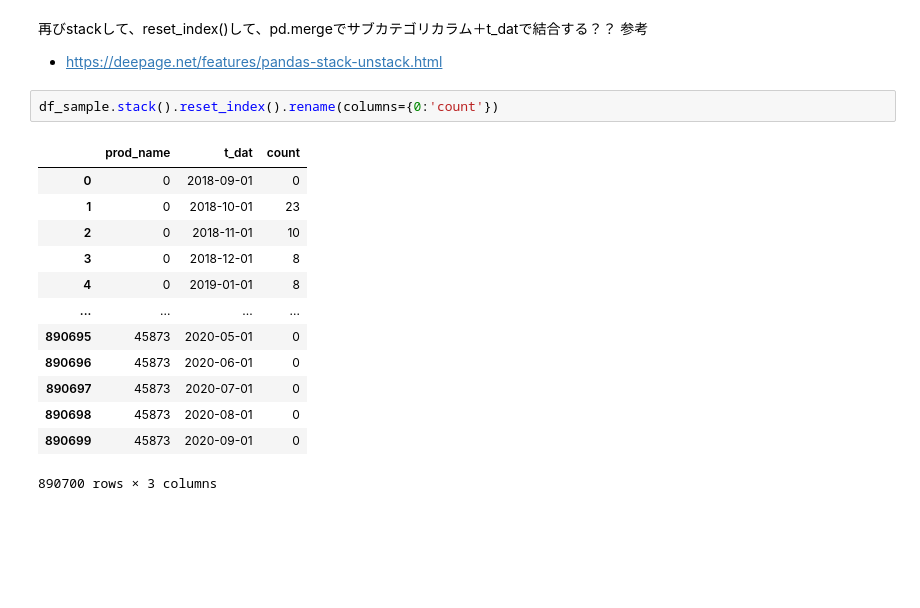
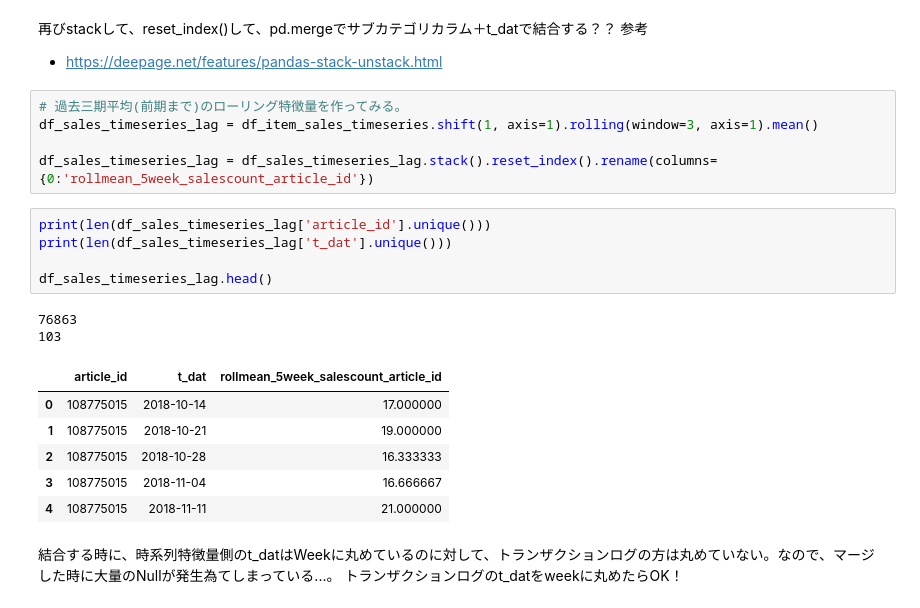
Before and after one commit to morinota/H_and_M_Personalized_Fashion_Recommendations, a Jupyter notebook: feature/item_feature.ipynb, the cells around one changed output. Saved outputs shown, nothing was run; the diff lists cells and outputs as text; blank space fills up the shorter version.

```diff
--- a/feature/item_feature.ipynb
+++ b/feature/item_feature.ipynb
@@ -555,19 +564,25 @@ wikiで調べてみると以下のように種類が多いようですが，書
 再びstackして、reset_index()して、pd.mergeでサブカテゴリカラム＋t_datで結合する？？
 参考
 - https://deepage.net/features/pandas-stack-unstack.html
-# %%
-df_sample.stack().reset_index().rename(columns={0:'count'})
-# %% [output]
-|  | prod_name | t_dat | count |
-| 0 | 0 | 2018-09-01 | 0 |
-| 1 | 0 | 2018-10-01 | 23 |
-| 2 | 0 | 2018-11-01 | 10 |
-| 3 | 0 | 2018-12-01 | 8 |
-| 4 | 0 | 2019-01-01 | 8 |
-| ... | ... | ... | ... |
-| 890695 | 45873 | 2020-05-01 | 0 |
-| 890696 | 45873 | 2020-06-01 | 0 |
-| 890697 | 45873 | 2020-07-01 | 0 |
-| 890698 | 45873 | 2020-08-01 | 0 |
-| 890699 | 45873 | 2020-09-01 | 0 |
-890700 rows × 3 columns
+# %%
+# 過去三期平均(前期まで)のローリング特徴量を作ってみる。
+df_sales_timeseries_lag = df_item_sales_timeseries.shift(1, axis=1).rolling(window=3, axis=1).mean()
+
+df_sales_timeseries_lag = df_sales_timeseries_lag.stack().reset_index().rename(columns={0:'rollmean_5week_salescount_article_id'})
+# %%
+print(len(df_sales_timeseries_lag['article_id'].unique()))
+print(len(df_sales_timeseries_lag['t_dat'].unique()))
+
+df_sales_timeseries_lag.head()
+# %% [output]
+76863
+103
+|  | article_id | t_dat | rollmean_5week_salescount_article_id |
+| 0 | 108775015 | 2018-10-14 | 17.000000 |
+| 1 | 108775015 | 2018-10-21 | 19.000000 |
+| 2 | 108775015 | 2018-10-28 | 16.333333 |
+| 3 | 108775015 | 2018-11-04 | 16.666667 |
+| 4 | 108775015 | 2018-11-11 | 21.000000 |
+# %% [markdown]
+結合する時に、時系列特徴量側のt_datはWeekに丸めているのに対して、トランザクションログの方は丸めていない。なので、マージした時に大量のNullが発生為てしまっている...。
+トランザクションログのt_datをweekに丸めたらOK！
```
Also changed, not shown: parts of 6 cells of this notebook, 2 other files.
